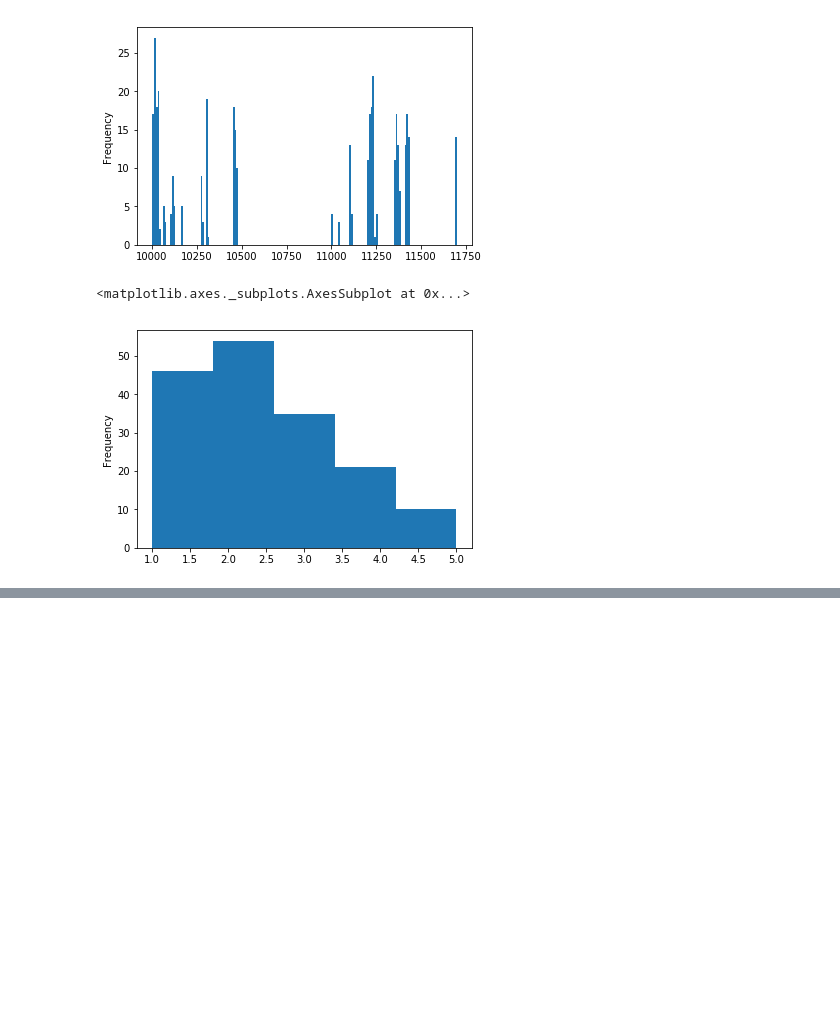
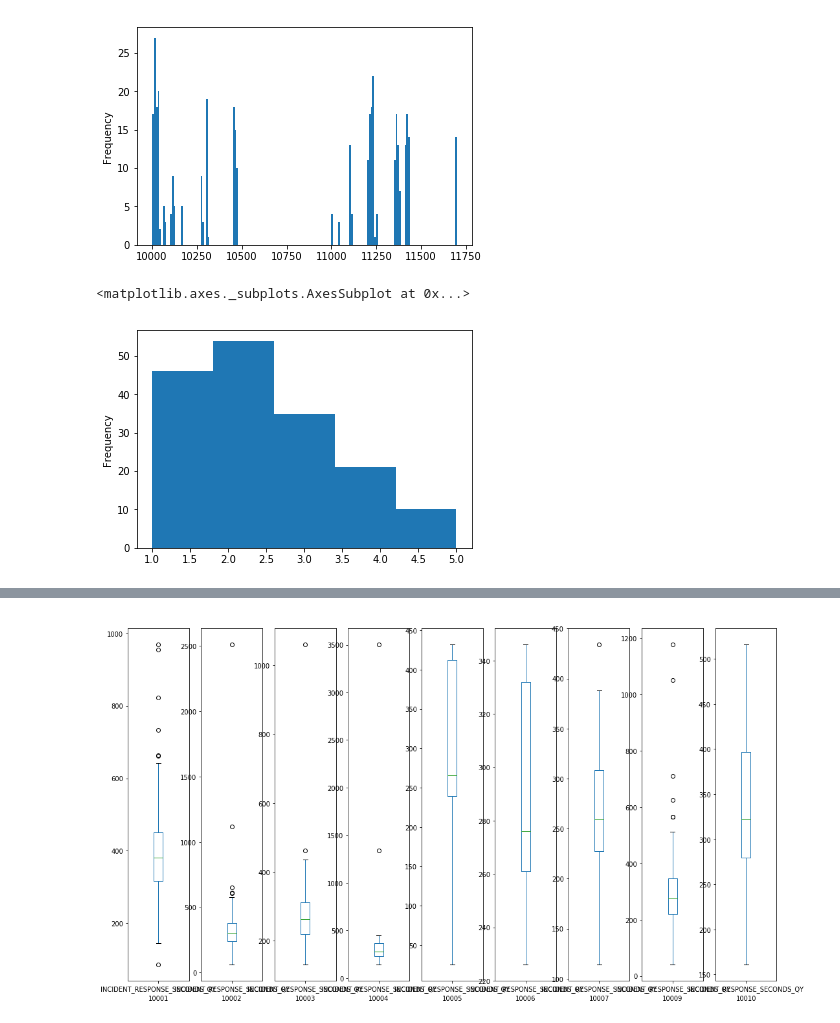
Before and after one commit to elhambahrami/Capstone-project-2, a Jupyter notebook: Project2.ipynb, the cells around one changed output, grey strips where cells are left out. Saved outputs shown, nothing was run; the diff lists cells and outputs as text; code cells hidden in the pictures; blank space fills up the shorter version.

```diff
--- a/Project2.ipynb
+++ b/Project2.ipynb
@@ -182,3 +148,9 @@ df.groupby('ZIPCODE').count().sort_values(\
+# %%
+#droping rows with zero value in INCIDENT_RESPONSE_SECOND_QY
+df.drop(df.loc[df['INCIDENT_RESPONSE_SECONDS_QY']==0].index, inplace=True)
+# %%
+#droping rows with zero value in INCIDENT_RESPONSE_SECOND_QY
+df.drop(df.loc[df['INCIDENT_TRAVEL_TM_SECONDS_QY']==0].index, inplace=True)
 # %%
 #there are null value in FIRST_ON_SCENE_DATETIME which in below shows type of incident.
 #df[df.FIRST_ON_SCENE_DATETIME.isnull()].INCIDENT_CLASSIFICATION
@@ -186,0 +183,16 @@ df.groupby('ZIPCODE').count().sort_values(\
+# %%
+#incident response seconds in each zipcode
+RS = df.groupby('ZIPCODE').INCIDENT_RESPONSE_SECONDS_QY
+plt.figure(figsize=(20,10))
+
+
+index = 1
+for name, groupp in RS:
+    if index < 10:
+        plt.subplot(1,10, index)
+        groupp.plot.box(subplots=True)
+        plt.xlabel(name)
+        plt.title(' ')
+    index+=1
+# %% [output]
+[figure, added]
```
Also changed, not shown: parts of 45 cells of this notebook.
